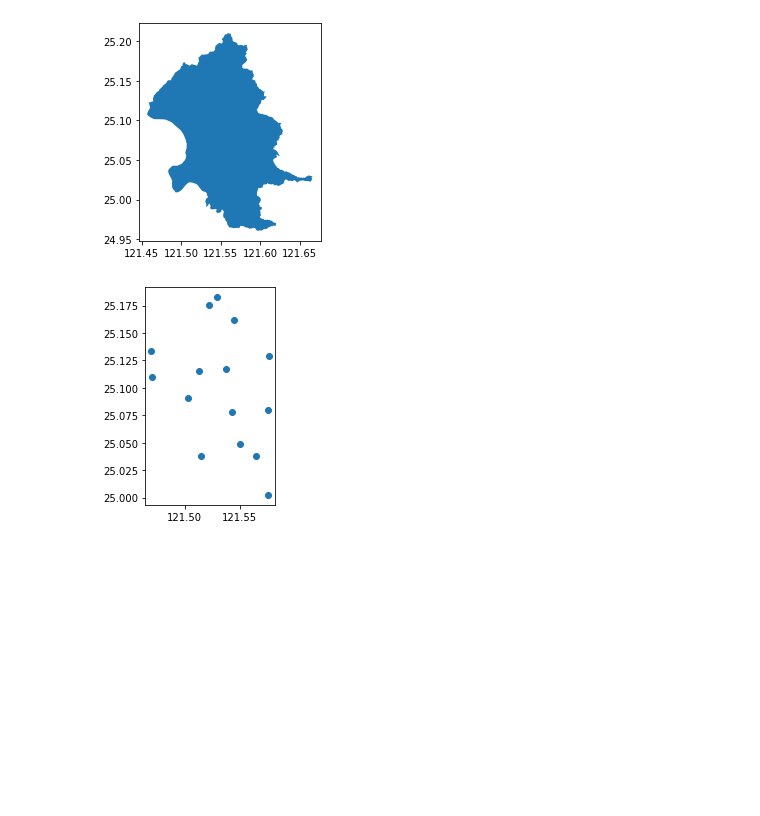
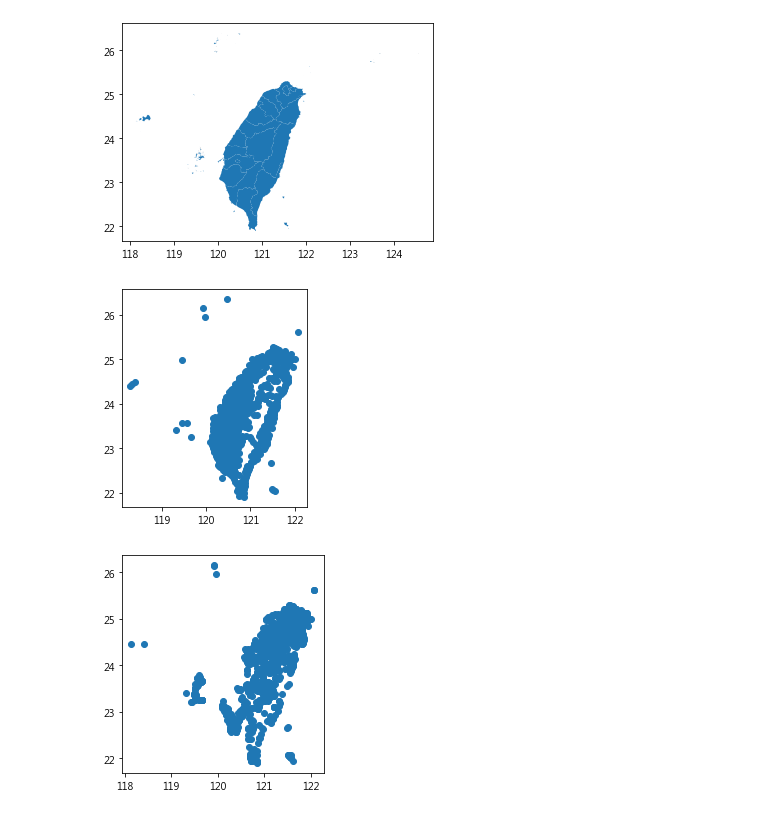
Before and after one commit to cvb14795/export-static-map, a Jupyter notebook: ExportPic.ipynb, the cells around one changed output. Drawn from its saved outputs; the diff is of its cells as text; code cells hidden in the pictures; blank space fills up the shorter version.

Commit message:
add support reading .kml file & support custom layer color

```diff
--- a/ExportPic.ipynb
+++ b/ExportPic.ipynb
@@ -16,10 +21,13 @@ import six
 from PIL import Image
 # %%
 read_files = []
+read_colors = []
 file_set = []
 df_set = []
-counter = 0
-ext = ""
+color_set = []
+i = 0
+# 副檔名
+ext = []
 # 建立傳給gp.read_file的額外參數 (csv用)
 options = {}
 cfg = ConfigParser()
@@ -27,26 +35,36 @@ cfg.read('config.ini', encoding='utf-8-sig')
 # 由ini讀入各格式檔名
 for section in cfg.sections():
     read_files.append(cfg[section]['name'])
+    read_colors.append(cfg[section]['color'])
+    if read_colors[i] != "":
+        cs = read_colors[i].split(',')
+        for c in cs:
+            c.strip()
+            color_set.append(c)
+    i += 1
+    ext.append(section.split('file_')[1])
     print("\n{} 發現檔案:".format(section))
     for temp in read_files[cfg.sections().index(section)].split(','):
-        print(temp) if temp!="" else print("沒有發現任何檔案")
+        print(temp.strip()) if temp != "" else print("沒有發現任何檔案")
 
+i = 0
 try:
     # 讀檔
     for files in read_files:
         if files != "":
-            # 重置額外參數
+            # 重置參數
             options = {}
             # 分割當前種類檔名
             fs = files.split(',')
             for f in fs:
-                file_set.append(f)
+                # 去除空白
+                f = f.strip()
+                file_set.append("{}.{}".format(f,ext[i]))
                 # shp檔
-                if counter == 0:
-                    ext = "shp"
+                if ext[i] == 'shp':
+                    pass
                 # csv檔
-                elif counter == 1:
-                    ext = "csv"
+                elif ext[i] == 'csv':
                     # 啟用指定的fiona驅動
                     # 參見: https://gdal.org/drivers/vector/index.html
                     supported_drivers['CSV'] = 'rw'
@@ -54,28 +72,41 @@ try:
                     # 參見: https://gdal.org/drivers/vector/csv.html#reading-csv-containing-spatial-information
                     options['X_POSSIBLE_NAMES']='Lon'
                     options['Y_POSSIBLE_NAMES']='Lat'
-                # xml檔
+                # kml檔
+                elif ext[i] == 'kml':
+                    # kml轉shp shp檔存在input之當前檔名資料夾下
+                    out_path = "./input/{}".format(f)
+                    out_name = "{}/{}.shp".format(out_path,f)
+                    if not os.path.exists(out_path):
+                        os.mkdir(out_path)
+                    ogr2ogr.main(["","-f", "ESRI Shapefile", out_name, "./input/{}.kml".format(f),
+                                  "-dim", "2",
+                                  "-lco", "ENCODING=UTF-8"])
+                    #supported_drivers['libkml'] = 'rw'
+                    #supported_drivers['LIBKML'] = 'rw'
+                    #options['driver']='KML'
+
+                print("\n讀取檔案: {}.{}".format(f, ext[i]) )
+                if ext[i] != 'kml':
+                    df = gp.read_file("./input/{}.{}".format(f, ext[i]), encoding='utf-8', **options)
                 else:
-                    ext = "xml"
-                    supported_drivers['libkml'] = 'rw'
-                    supported_drivers['LIBKML'] = 'rw'
-
-                print("\n讀取檔案: {}.{}".format(f, ext) )
-                df = gp.read_file("./input/{}.{}".format(f, ext), encoding='utf-8', **options)
+                    df = gp.read_file(out_path, encoding='utf-8')
                 df.crs = {'init' :'epsg:4326'} # 避免input沒給 這邊給預設值(WGS84)
                 print("原座標系統： {}".format(df.crs))
                 # 座標轉換
                 df = df.to_crs(epsg=4326)
                 print("轉換為： {}".format(df.crs))
+
+                # 只取geometry
+                #search = u"臺北市"
+                #df = df[df['COUNTYNAME'].isin(["臺北市"])]
                 print(df.head())
-                # 只取geometry
-                search = u"臺北市"
-                df = df[df["COUNTYNAME"]==search]
-                df = df[['COUNTYNAME','geometry']]
+                #df = df[['COUNTYNAME','geometry']]
+                df = df[['geometry']]
                 df.reset_index(drop=True)
                 df_set.append(df)
                 df.plot()
-            counter += 1
+        i += 1
 except DriverError:
     print("無法讀取檔案: {}!".format(f))
 # %% [output]
@@ -99,5 +130,6 @@ file_xml 發現檔案:
-[figure, old version]
+[figure, new version]
-[figure, old version]
+[figure, new version]
+[figure, added]
 # %%
 # 迭代各dataframe 回傳經緯度min/max (minx/miny/maxx/maxy)
 bound = [9999, 0, 9999 , 0] # 預設值
```
Also changed, not shown: parts of 5 cells of this notebook, 24 other files.
